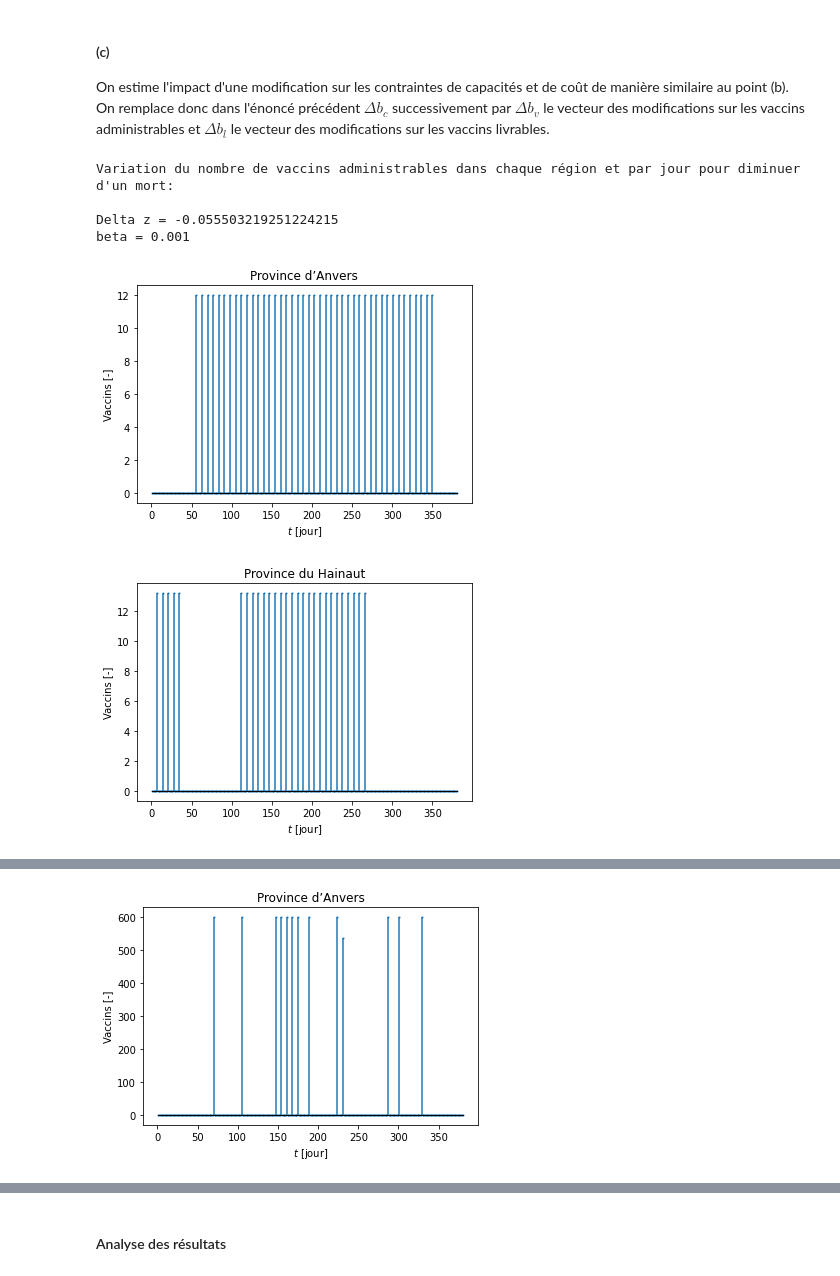
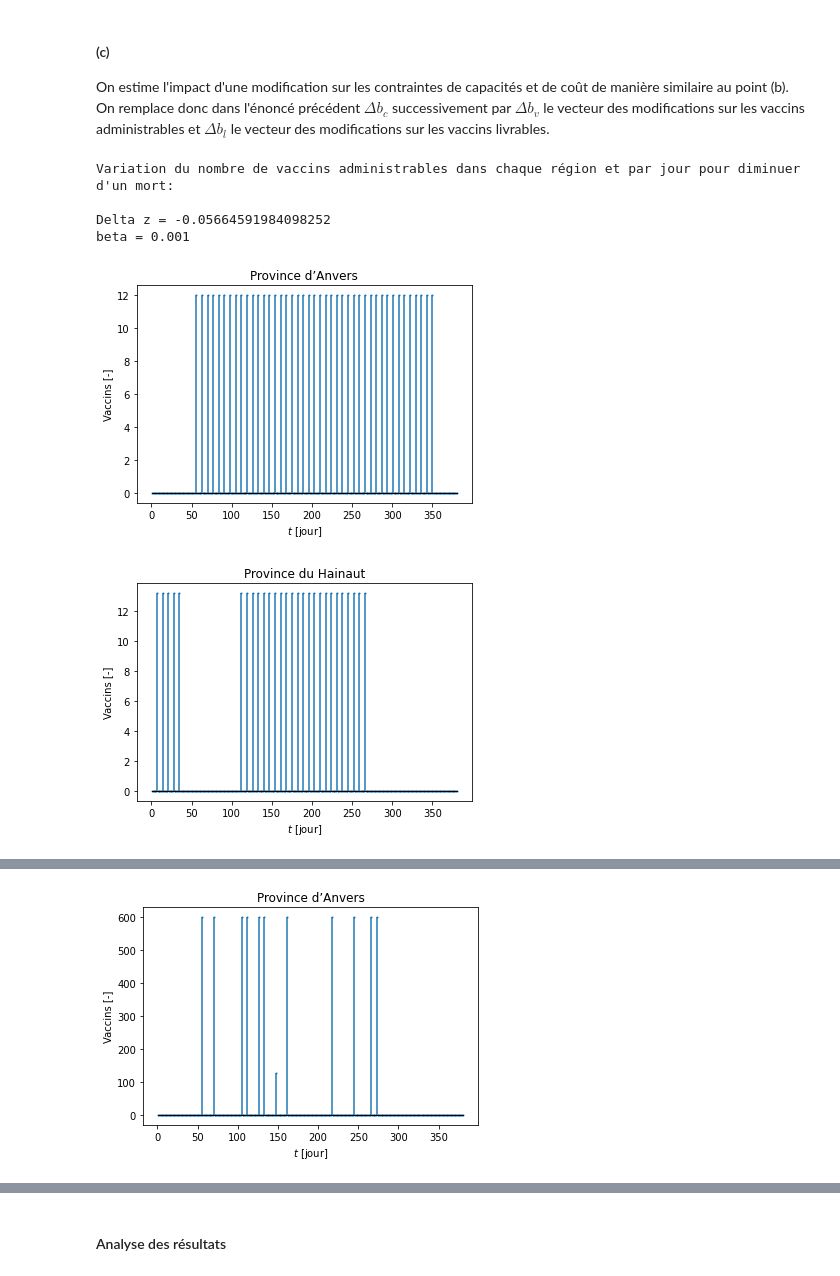
Before and after one commit to EliottVND/LINMA1702, a Jupyter notebook: rapport_notebook.ipynb, the cells around one changed output, grey strips where cells are left out. Cells and saved outputs as stored; diff of their text form; code cells hidden in the pictures.

Commit message:
Commentaires analyse post-optimale update + Corrections de bugs

```diff
--- a/rapport_notebook.ipynb
+++ b/rapport_notebook.ipynb
@@ -435,17 +438,12 @@ def init_population(m, n):
     return pop_init, province, tranche, _lambda
 # %%
 # Données du problème
-T = 380               # durée de la campagne
+T_2 = 380               # durée de la campagne
 m = 5                 # nombre de classes d'âge : [Young, Adult, Senior, Old, Centenarian]
 n = 11                # Nombre de provinces
-days_2 = np.arange(1, T+1)
+days_2 = np.arange(1, T_2+1)
 
-# Création du modèle
-model_I2 = Model('multi-centre', sense=MINIMIZE, solver_name=CBC)
-model_I2.clear() # On clear pour être sûr que le modèle soit réinitialisé comme il faut
-
-# Initialisation des variables
-x,y,z,v_s = init_variables(model_I2, m, n, T)
+# Initialision de la population
 pop_init, province, tranche, _lambda = init_population(m, n)
 
 # Initialisation de la fraction de malade au format lambda_t[t][i][j]
@@ -454,7 +452,8 @@ lambda_t = [[
     [_lambda[province[j]][tranche[1]]  * (1/5 + np.sin(t/50)**2)     for j in range(n)],
     [_lambda[province[j]][tranche[2]]  * (1/5 + np.sin(t/50-1/5)**2) for j in range(n)],
     [_lambda[province[j]][tranche[3]]  * (1/5 + np.sin(t/50-2/5)**2) for j in range(n)],
-    [_lambda[province[j]][tranche[4]]  * (1/5 + np.sin(t/50-2/5)**2) for j in range(n)]] for t in days_2-1]
+    [_lambda[province[j]][tranche[4]]  * (1/5 + np.sin(t/50-2/5)**2) for j in range(n)]] for t in days_2-1] \
+  + [np.zeros((m,n))]
 
 # Initialisation de la fraction de morts au format _epsilon[t][i]
 _epsilon  = lambda t: np.array([0.000100 * (6/5-t/1000),
@@ -471,14 +470,14 @@ mu  = np.array([0.3, 0.6, 0.7, 0.9, 0.9])
 constr = pd.read_csv("Données-v1.2/Centres_vaccination.csv")
 constr = constr.set_index('Province')
 
-c_tot = 100e6                                                          # budget total autorisé
+c_tot = 100e6                                                         # budget total autorisé
 c_tr  = [constr['CoutTransport'][province[j]] for j in range(n)]       # Prix de livraison d'un vaccin
 c_v   = [constr['CoutDose'][province[j]] for j in range(n)]            # prix d'administration d'un vaccin
 c_s   = [constr['CoutStockage'][province[j]] for j in range(n)]        # Coût de stockage
 b_l   = [constr['CapaciteTransport'][province[j]] for j in range(n)]   # nombre maximal de vaccins livrés par jour
 b_v   = [constr['CapaciteVaccination'][province[j]] for j in range(n)] # nombre maximal de vaccins administrés par jour
 b_s   = [constr['CapaciteStockage'][province[j]] for j in range(n)]    # nombre de vaccins stockables
-
+#b_s = np.zeros(n)
 # Vaccins livrés au hangar central
 b_c = np.zeros(350);
 b_c_eff =  [80000, 80000,60000, 60000, 40000, 40000, 40000, 40000, 60000,60000,60000,60000,80000,80000,80000,
@@ -552,6 +574,6 @@ f(x,y,z) = 667.0900499952485
 # %%
 # Caclul de la population non-vaccinable
-n_s = np.zeros((T+1, n, m))
+n_s = np.zeros((T_2+1, n, m))
 
 # Population initiale
 for j in range(n):
@@ -562,5 +584,5 @@ for t in days_2-1:
         for i in range(m):
             n_s[t][j][i] = (1 - lambda_t[t][i][j]) * n_s[t-1][j][i]
 
-print(f"population morte totale = {model_I1.objective_value + sum(epsilon_t[i,t] * lambda_t[t][i][j] * n_s[t][j][i] for i in range(m) for j in range(n) for t in days-1)}")
+print(f"population morte totale = {model_I2.objective_value + sum(epsilon_t[i][t] * lambda_t[t][i][j] * n_s[t][j][i] for i in range(m) for j in range(n) for t in days_2-1)}")
 # %% [output]
@@ -671,7 +701,7 @@ $$\\ \Delta z = y_*^T \Delta b\ .$$
 <sup>1</sup> Pour cette question, le symbole $^T$ signifie la transposée.
 # %%
 y_star = np.array([contrainte.pi for contrainte in model_I2.constrs])
-y_star[np.absolute(y_star) < 1e-8] = 0
+y_star[np.absolute(y_star) < 1e-9] = 0
 print(f"y_star = {y_star}")
 
 # Sauvegarde des valeurs dans un fichier
@@ -780,6 +810,9 @@ def APO_b_c(tol):
     markerline.set_markersize(1)
     plt.show()
 
+    q13_b.write(f"test b_c {tol}.sol")
+    return delta
+
 print("Variation du nombre de vaccins disponbibles dans le hangar central par jour pour diminuer d'un mort\n")
 for beta in [1e-2, 3e-3, 1e-4]:
     APO_b_c(beta)
@@ -824,6 +870,7 @@ def APO_b_l(beta):
             markerline.set_markersize(1)
             plt.show()
 
+    return delta_bl
 
 print("\nVariation du nombre de vaccins administrables dans chaque région et par jour pour diminuer d'un mort:\n")
 for beta in [1e-3, 2e-2, 5e-2]:
@@ -831,7 +878,7 @@ for beta in [1e-3, 2e-2, 5e-2]:
 # %% [output]
 Variation du nombre de vaccins administrables dans chaque région et par jour pour diminuer d'un mort:
 
-Delta z = -0.055503219251224215
+Delta z = -0.05664591984098252
 beta = 0.001
 [figure]
 [figure]
@@ -843,2 +890,2 @@ Delta z = -1.0
 beta = 0.05
-[figure, old version]
+[figure, new version]
```
Also changed, not shown: parts of 30 cells of this notebook, 10 other files.
